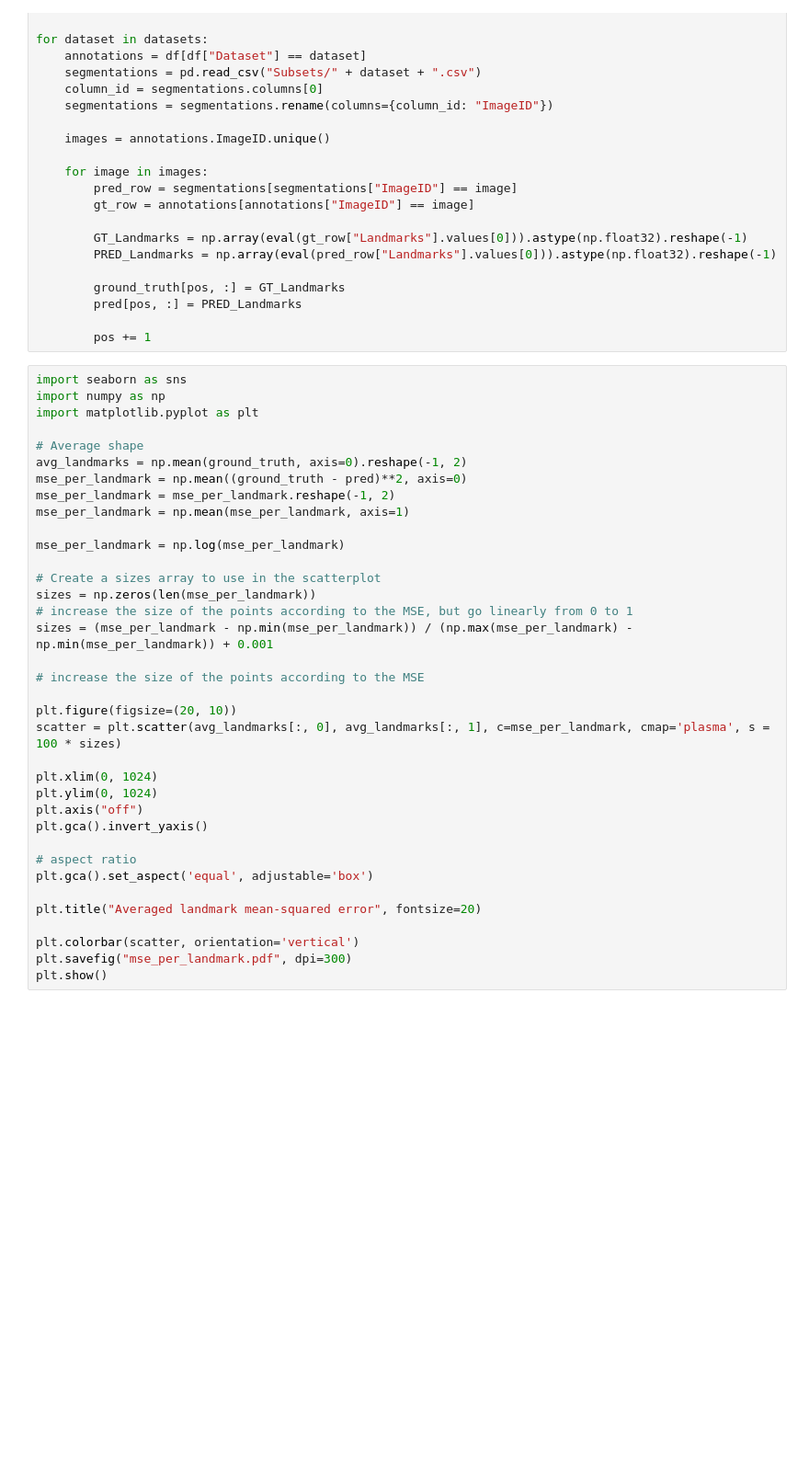
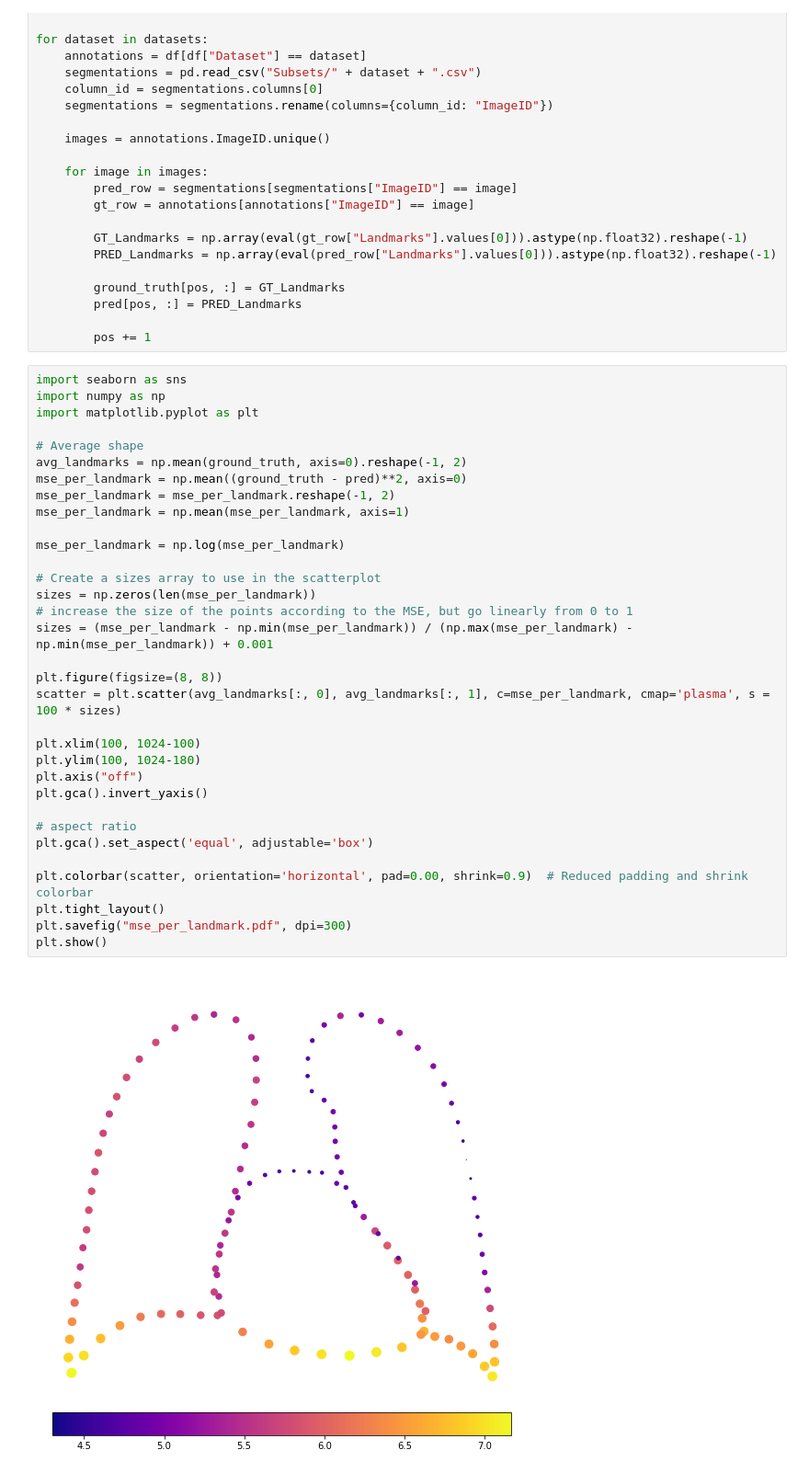
Before and after one commit to ngaggion/CheXmask-Database, a Jupyter notebook: TechnicalValidation/PhysicianAnnotations/3_Evaluate_landmarks.ipynb, the cells around one changed output. Shown: that part at 92% size. Saved outputs shown, nothing was run; the diff lists cells and outputs as text; blank space fills up the shorter version.

```diff
--- a/TechnicalValidation/PhysicianAnnotations/3_Evaluate_landmarks.ipynb
+++ b/TechnicalValidation/PhysicianAnnotations/3_Evaluate_landmarks.ipynb
@@ -34,36 +34,35 @@ for dataset in datasets:
 # %%
 import seaborn as sns
 import numpy as np
 import matplotlib.pyplot as plt
 
 # Average shape
 avg_landmarks = np.mean(ground_truth, axis=0).reshape(-1, 2)
 mse_per_landmark = np.mean((ground_truth - pred)**2, axis=0)
 mse_per_landmark = mse_per_landmark.reshape(-1, 2)
 mse_per_landmark = np.mean(mse_per_landmark, axis=1)
 
 mse_per_landmark = np.log(mse_per_landmark)
 
 # Create a sizes array to use in the scatterplot
 sizes = np.zeros(len(mse_per_landmark))
 # increase the size of the points according to the MSE, but go linearly from 0 to 1
 sizes = (mse_per_landmark - np.min(mse_per_landmark)) / (np.max(mse_per_landmark) - np.min(mse_per_landmark)) + 0.001
 
-# increase the size of the points according to the MSE
-
-plt.figure(figsize=(20, 10))
+plt.figure(figsize=(8, 8))
 scatter = plt.scatter(avg_landmarks[:, 0], avg_landmarks[:, 1], c=mse_per_landmark, cmap='plasma', s = 100 * sizes)
 
-plt.xlim(0, 1024)
-plt.ylim(0, 1024)
+plt.xlim(100, 1024-100)
+plt.ylim(100, 1024-180)
 plt.axis("off")
 plt.gca().invert_yaxis()
 
 # aspect ratio
 plt.gca().set_aspect('equal', adjustable='box')
 
-plt.title("Averaged landmark mean-squared error", fontsize=20)
-
-plt.colorbar(scatter, orientation='vertical')
+plt.colorbar(scatter, orientation='horizontal', pad=0.00, shrink=0.9)  # Reduced padding and shrink colorbar
+plt.tight_layout()
 plt.savefig("mse_per_landmark.pdf", dpi=300)
 plt.show()
+# %% [output]
+[figure, added]
```
Also changed, not shown: 14 other files.
